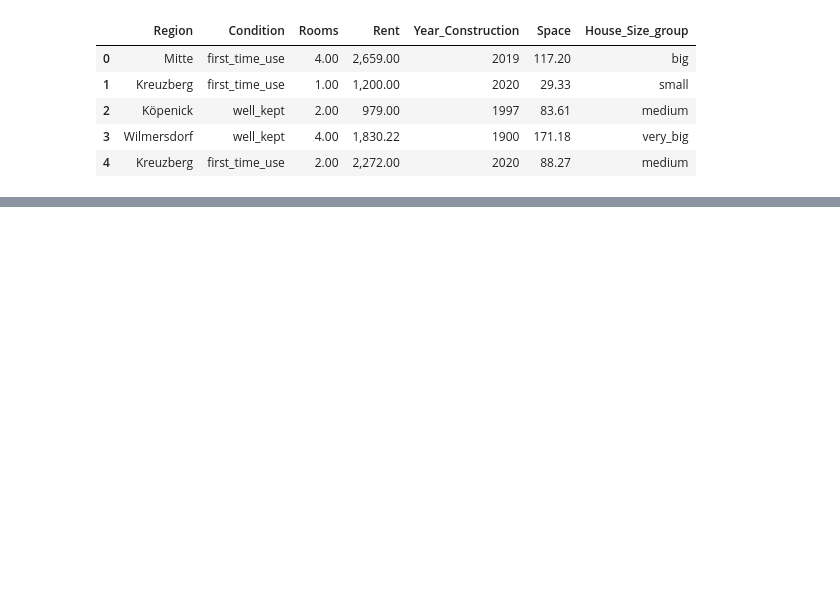
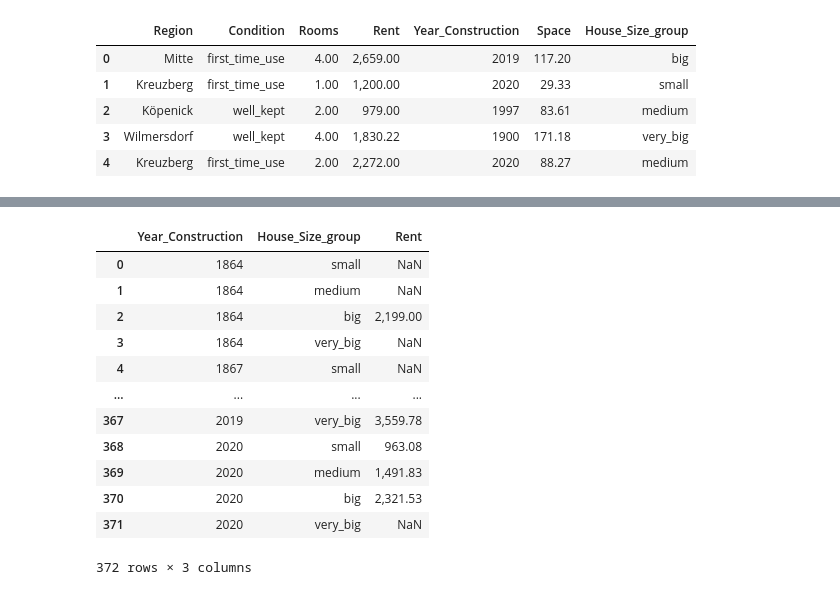
Before and after one commit to abdullahcayde/Redischool, a Jupyter notebook: 1_Kick_Off_Project.ipynb, the cells around one changed output, grey strips where cells are left out. Saved outputs shown, nothing was run; the diff lists cells and outputs as text; code cells hidden in the pictures; blank space fills up the shorter version.

```diff
--- a/1_Kick_Off_Project.ipynb
+++ b/1_Kick_Off_Project.ipynb
@@ -223,3 +226,20 @@ fig.update_traces(texttemplate='%{text:.0f}')
 fig.show()
 # %% [output]
 [interactive output not drawn]
+# %%
+dff =df.groupby(['Year_Construction', 'House_Size_group'])['Rent'].mean().reset_index()
+dff
+# %% [output]
+|  | Year_Construction | House_Size_group | Rent |
+| 0 | 1864 | small | NaN |
+| 1 | 1864 | medium | NaN |
+| 2 | 1864 | big | 2,199.00 |
+| 3 | 1864 | very_big | NaN |
+| 4 | 1867 | small | NaN |
+| ... | ... | ... | ... |
+| 367 | 2019 | very_big | 3,559.78 |
+| 368 | 2020 | small | 963.08 |
+| 369 | 2020 | medium | 1,491.83 |
+| 370 | 2020 | big | 2,321.53 |
+| 371 | 2020 | very_big | NaN |
+372 rows × 3 columns
```
Also changed, not shown: parts of 10 cells of this notebook.
